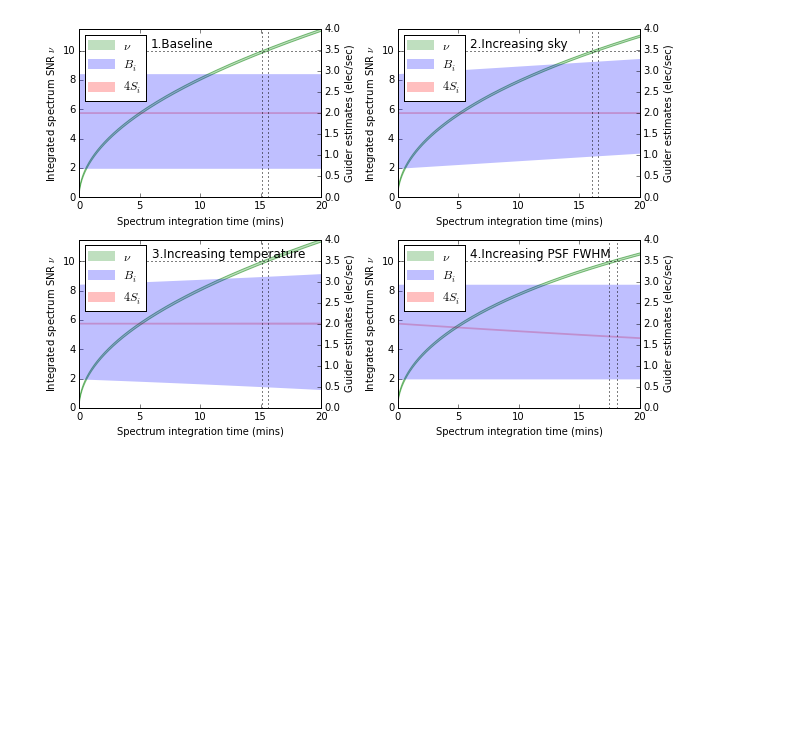
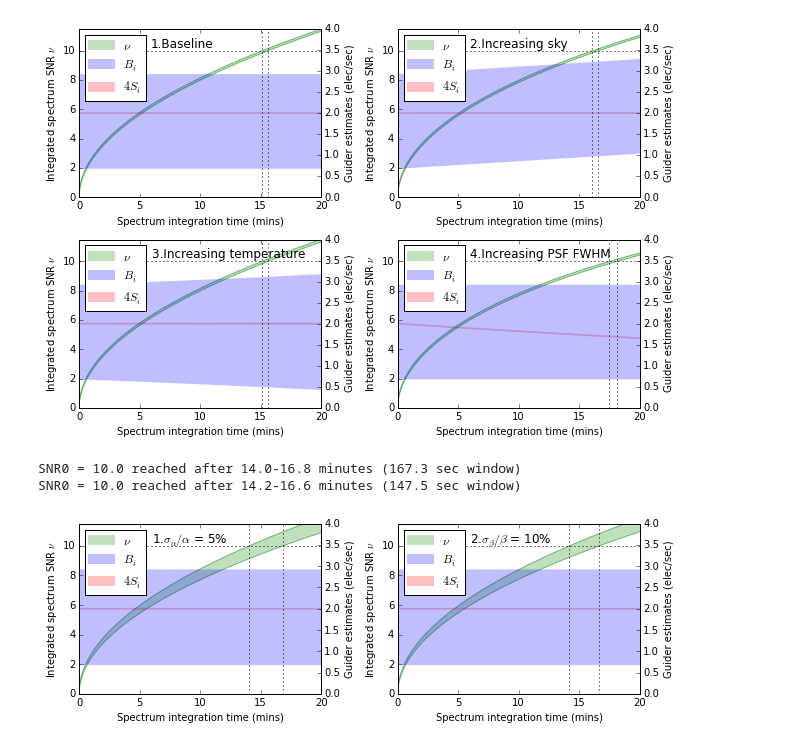
Before and after one commit to desihub/desietcproto, a Jupyter notebook: doc/nb/ETC Calculator.ipynb, the cells around one changed output. Drawn from its saved outputs; the diff is of its cells as text; code cells hidden in the pictures; blank space fills up the shorter version.

Commit message:
Add stuff on possible calibration errors

```diff
--- a/doc/nb/ETC Calculator.ipynb
+++ b/doc/nb/ETC Calculator.ipynb
@@ -723,7 +721,8 @@ plot_gaussian_sig_error()#'sig.pdf')
 # %% [markdown]
 ## Projections
 # %%
-def projection_plot(t_secs,nu0=10,sig_error_frac=0.1,bg_error_frac=0.2,dsig=0.5,dbg=2.0,sb_lim=None,label=None):
+def projection_plot(t_secs,nu0=10,sig_error_frac=0.1,bg_error_frac=0.2,dsig=0.5,dbg=2.0,sb_lim=None,label=None,
+                    beta_rel_error=0.,alpha_rel_error=0.):
     nt = len(t_secs)
     t_mins = t_secs/60.
     #
@@ -743,7 +742,7 @@ def projection_plot(t_secs,nu0=10,sig_error_frac=0.1,bg_error_frac=0.2,dsig=0.5,
     #
     nu = S/np.sqrt(S+B)
     r = B/(S+B)
-    dnu = 0.5*nu*np.sqrt(r**2*(dB/B)**2 + (1+r)**2*(dS/S)**2)
+    dnu = 0.5*nu*np.sqrt(r**2*((dB/B)**2+beta_rel_error**2) + (1+r)**2*((dS/S)**2+alpha_rel_error**2))
     #
     ax1 = plt.gca()
     ax2 = ax1.twinx()
@@ -846,3 +845,39 @@ SNR0 = 10.0 reached after 16.1-16.6 minutes (30.6 sec window)
 SNR0 = 10.0 reached after 15.1-15.6 minutes (32.1 sec window)
 SNR0 = 10.0 reached after 17.5-18.1 minutes (38.1 sec window)
 [figure]
+# %%
+def calib_plot(n=20*60,save=None):
+    #
+    dbg0 = 1.8
+    dsig0 = 0.5
+    #
+    nominal_area = 1e4 # pixels
+    nominal_sky_level = 21.8 # elec/sec/pixel
+    nominal_temp_C = 20.0 # degC
+    temp_error = 1.0 # degC RMS
+    nominal_snr = 100. # total SNR for all guide stars in one guide exposure
+    nominal_fwhm = 1.2 # arcsecs
+    nominal_bg_tot = gfa_total_bg(temperature_C=nominal_temp_C,sky_brightness=nominal_sky_level)
+    #
+    t = np.arange(1,n+1)
+    baseline_bg_frac = bg_error_fraction(area_pixels=nominal_area,temperature_C=nominal_temp_C,
+                                         temperature_error=temp_error,sky_brightness=nominal_sky_level)
+    baseline_sig_frac = gaussian_error_fraction(nominal_snr,nominal_fwhm)
+    #
+    sb_lim = (0,4)
+    plt.figure(figsize=(9,3.1))
+    plt.subplot(1,2,1)
+    projection_plot(t,dsig=dsig0,dbg=dbg0,sig_error_frac=baseline_sig_frac,bg_error_frac=baseline_bg_frac,sb_lim=sb_lim,
+                    label='1.$\sigma_{\\alpha}/\\alpha$ = 5%',alpha_rel_error=0.05)
+    plt.subplot(1,2,2)
+    projection_plot(t,dsig=dsig0,dbg=dbg0,sig_error_frac=baseline_sig_frac,bg_error_frac=baseline_bg_frac,sb_lim=sb_lim,
+                    label='2.$\sigma_{\\beta}/\\beta$ = 10%',beta_rel_error=0.10)
+    #
+    plt.tight_layout()
+    if save:
+        plt.savefig(save)
+calib_plot()#save='calib_error.pdf')
+# %% [output]
+SNR0 = 10.0 reached after 14.0-16.8 minutes (167.3 sec window)
+SNR0 = 10.0 reached after 14.2-16.6 minutes (147.5 sec window)
+[figure, added]
```
Also changed, not shown: parts of 2 cells of this notebook, 1 other file.
